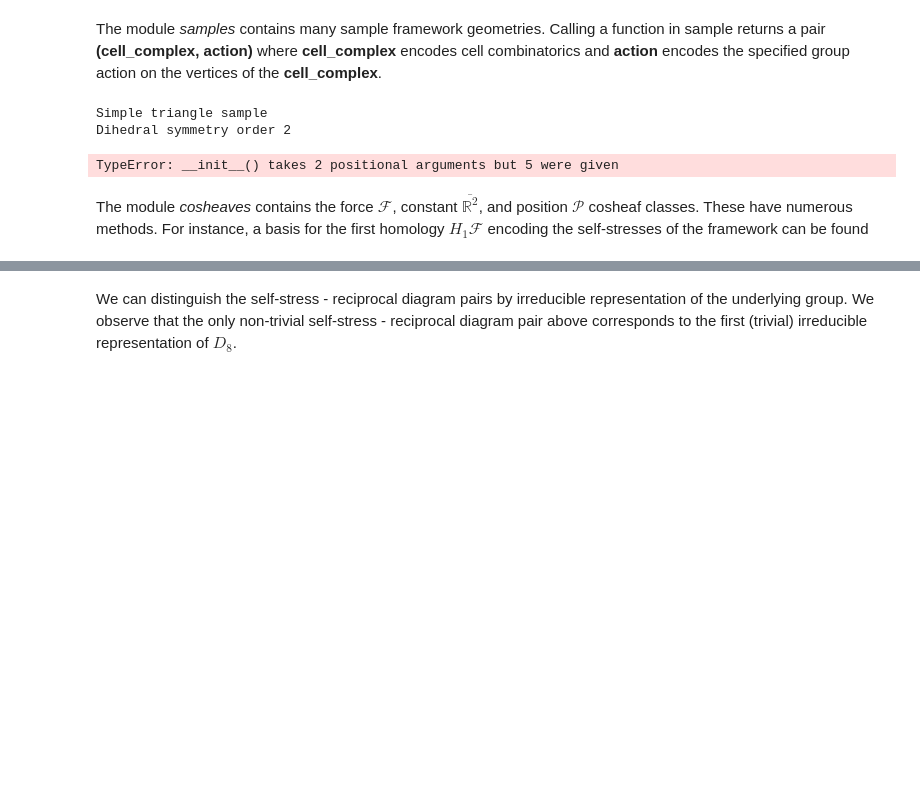
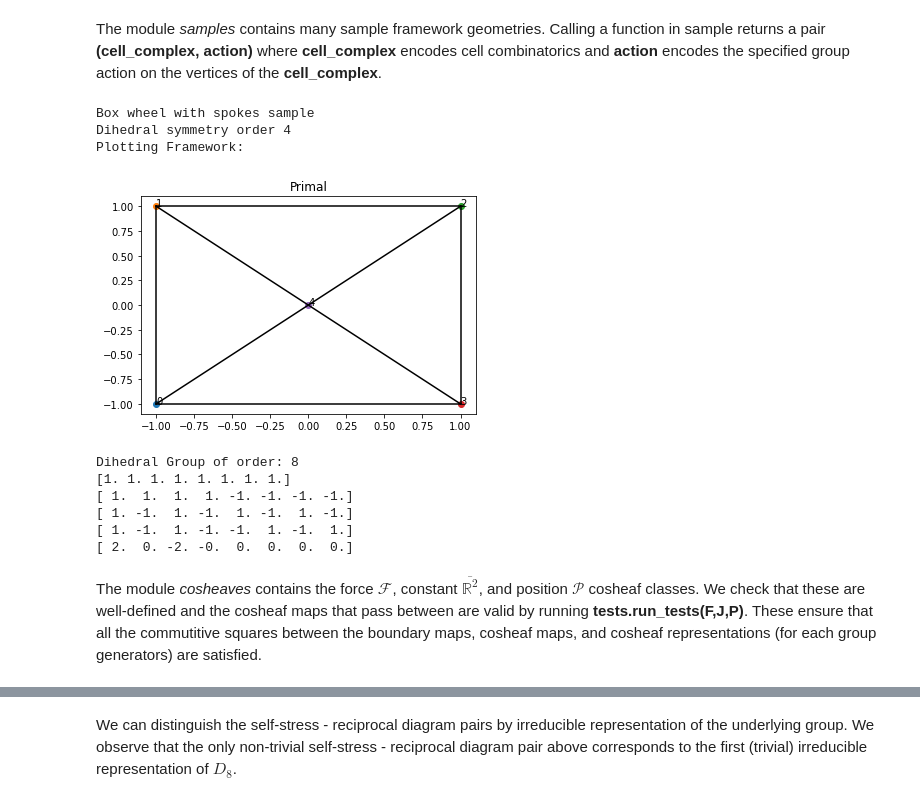
Before and after one commit to zcooperband/EquivariantGraphicStatics, a Jupyter notebook: main.ipynb, the cells around one changed output, grey strips where cells are left out. Cells and saved outputs as stored; diff of their text form; code cells hidden in the pictures; blank space fills up the shorter version.

```diff
--- a/CODE/main.ipynb
+++ b/main.ipynb
@@ -8,13 +5,20 @@ import tests
 # %% [markdown]
 The module *samples* contains many sample framework geometries. Calling a function in sample returns a pair **(cell_complex, action)** where **cell_complex** encodes cell combinatorics and **action** encodes the specified group action on the vertices of the **cell_complex**.
 # %%
-cell_complex, action = samples.simple_trivial()
+cell_complex, action = samples.boxed()
 print("Plotting Framework:")
 cell_complex.plot()
 action.print_char_table()
 # %% [output]
-Simple triangle sample
-Dihedral symmetry order 2
+Box wheel with spokes sample
+Dihedral symmetry order 4
+Plotting Framework:
+[figure, added]
-TypeError: __init__() takes 2 positional arguments but 5 were given
+Dihedral Group of order: 8
+[1. 1. 1. 1. 1. 1. 1. 1.]
+[ 1.  1.  1.  1. -1. -1. -1. -1.]
+[ 1. -1.  1. -1.  1. -1.  1. -1.]
+[ 1. -1.  1. -1. -1.  1. -1.  1.]
+[ 2.  0. -2. -0.  0.  0.  0.  0.]
-# %% [markdown]
-The module *cosheaves* contains the force $\mathcal{F}$, constant $\overline{\mathbb{R}^2}$, and position $\mathcal{P}$ cosheaf classes. These have numerous methods. For instance, a basis for the first homology $H_1 \mathcal{F}$ encoding the self-stresses of the framework can be found
+# %% [markdown]
+The module *cosheaves* contains the force $\mathcal{F}$, constant $\overline{\mathbb{R}^2}$, and position $\mathcal{P}$ cosheaf classes. We check  that these are well-defined and the cosheaf maps that pass between are valid by running **tests.run_tests(F,J,P)**. These ensure that all the commutitive squares between the boundary maps, cosheaf maps, and cosheaf representations (for each group generators) are satisfied.
```
Also changed, not shown: parts of 8 cells of this notebook.
